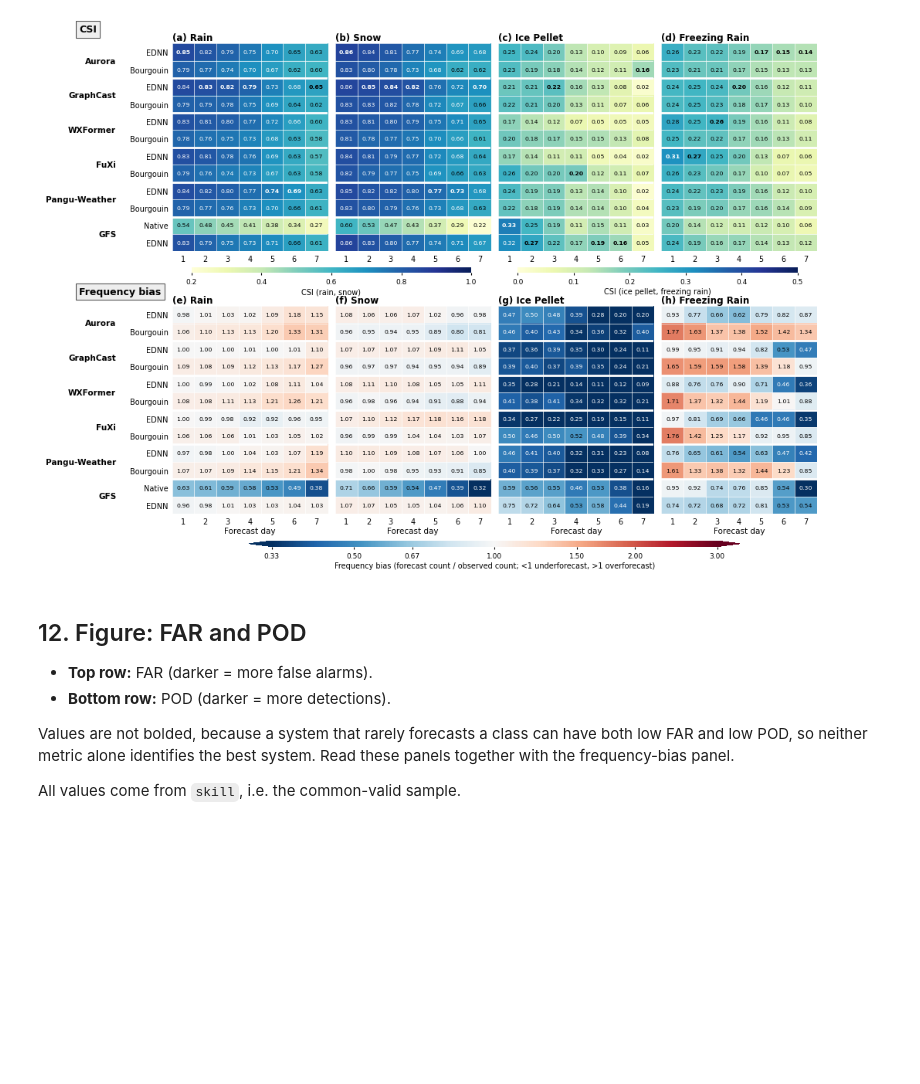
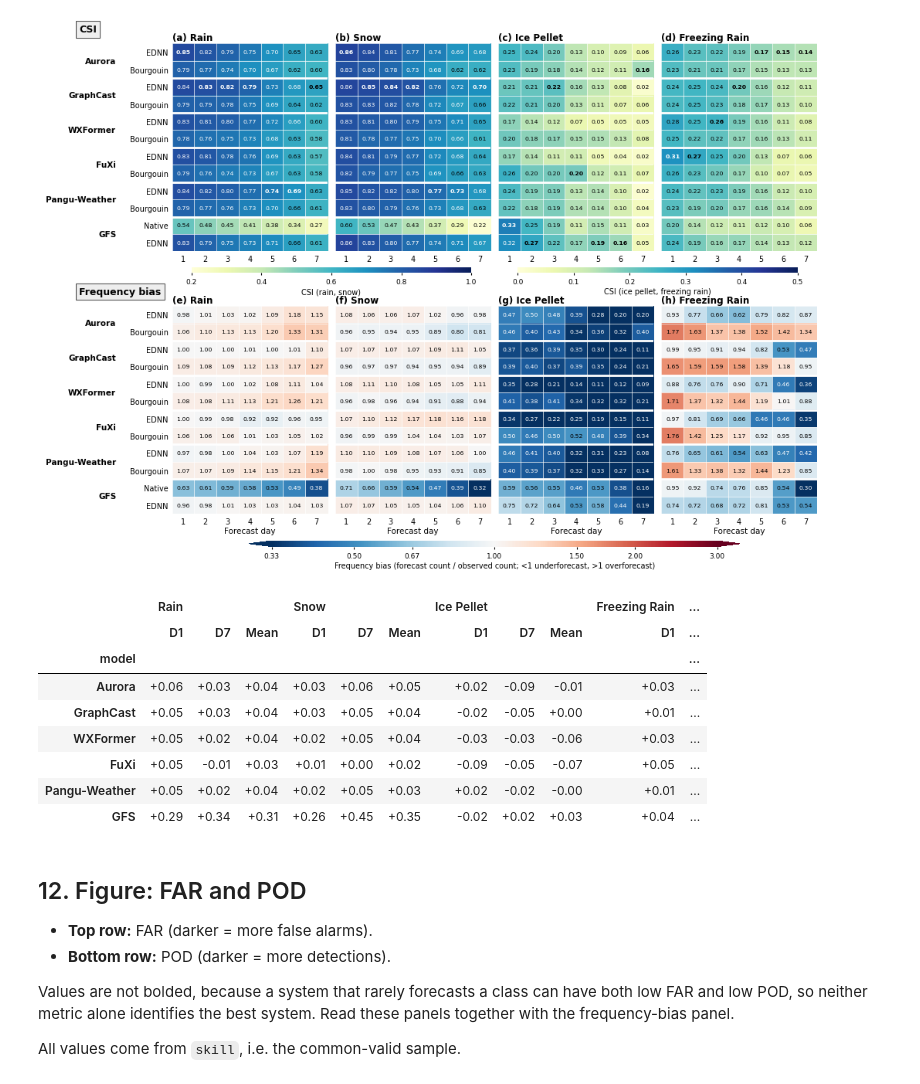
Before and after one commit to stanleyakor1/ai-nwp-precipitation-type, a Jupyter notebook: notebooks/01_multimodel_ptype_verification_skill.ipynb, the cells around one changed output. Cells and saved outputs as stored; diff of their text form; code cells hidden in the pictures; blank space fills up the shorter version.

```diff
--- a/notebooks/01_multimodel_ptype_verification_skill.ipynb
+++ b/notebooks/01_multimodel_ptype_verification_skill.ipynb
@@ -961,6 +963,88 @@ fig.savefig(FIG / "multimodel_csi_bias_heatmap.pdf", dpi=400, bbox_inches="tight
 plt.show()
 # %% [output]
 [figure]
+# %%
+
+
+# ---- settings ----
+CSV = OUT / "multimodel_skill_by_day.csv"
+AGG = "mean"            # "pooled" (from summed counts) or "mean" (avg of daily ΔCSI)
+SAVE = False              # write CSV/TeX outputs next to the input CSV
+
+GFS_NAME = "GFS"
+MODEL_ORDER = ["Aurora", "GraphCast", "WXFormer", "FuXi", "Pangu-Weather", GFS_NAME]
+CLASS_ORDER = ["Rain", "Snow", "Ice Pellet", "Freezing Rain"]
+CLASS_LABELS = {"Rain": "Rain", "Snow": "Snow",
+                "Ice Pellet": "Ice pellets", "Freezing Rain": "Freezing rain"}
+DAYS = list(range(1, 8))
+D_FIRST, D_LAST = DAYS[0], DAYS[-1]
+SYSTEM_SPLIT = re.compile(r"\s+[\u2014\u2013-]\s+")
+SCHEME_ALIASES = {"ednn": "EDNN", "bourgouin": "Bourgouin", "native": "Native"}
+
+# ---- load ----
+df = pd.read_csv(CSV)
+parts = df["System"].astype(str).str.split(SYSTEM_SPLIT, n=1, expand=True)
+df["model"] = parts[0].str.strip()
+df["scheme"] = parts[1].str.strip().str.lower().map(SCHEME_ALIASES)
+df["day"] = df["Forecast_Day"].astype(int)
+df["cls"] = df["Class"].astype(str).str.strip()
+df = df[df["day"].isin(DAYS)]
+assert not df.duplicated(["model", "scheme", "cls", "day"]).any(), "duplicate rows"
+
+# ---- pair EDNN with its baseline ----
+cols = ["N", "TP", "FN", "FP", "CSI"]
+rows = []
+for model, g in df.groupby("model"):
+    base = "Native" if model == GFS_NAME else "Bourgouin"
+    e = g[g["scheme"] == "EDNN"].set_index(["cls", "day"])[cols]
+    b = g[g["scheme"] == base].set_index(["cls", "day"])[cols]
+    m = e.join(b, lsuffix="_e", rsuffix="_b", how="inner").reset_index()
+    m["model"], m["baseline"] = model, base
+    rows.append(m)
+p = pd.concat(rows, ignore_index=True)
+p["delta_csi"] = p["CSI_e"] - p["CSI_b"]
+
+mism = p[p["N_e"] != p["N_b"]]
+if len(mism):
+    print("[warn] N differs between EDNN and baseline:")
+    display(mism[["model", "cls", "day", "N_e", "N_b"]])
+
+# ---- summarize: Day 1, Day 7, 7-day aggregate ----
+def csi(tp, fn, fp):
+    den = tp + fn + fp
+    return tp / den if den > 0 else float("nan")
+
+agg_label = "Pooled" if AGG == "pooled" else "Mean"
+recs = []
+for (model, cls), g in p.groupby(["model", "cls"]):
+    g = g.set_index("day")
+    if AGG == "pooled":
+        s = g[["TP_e", "FN_e", "FP_e", "TP_b", "FN_b", "FP_b"]].sum()
+        a = csi(s.TP_e, s.FN_e, s.FP_e) - csi(s.TP_b, s.FN_b, s.FP_b)
+    else:
+        a = g["delta_csi"].mean()
+    recs.append({"model": model, "cls": cls,
+                 f"D{D_FIRST}": g["delta_csi"].get(D_FIRST),
+                 f"D{D_LAST}": g["delta_csi"].get(D_LAST),
+                 agg_label: a})
+
+summ = pd.DataFrame(recs).set_index(["model", "cls"]).unstack("cls").swaplevel(axis=1)
+stats = [f"D{D_FIRST}", f"D{D_LAST}", agg_label]
+summ = summ.reindex(columns=pd.MultiIndex.from_product([CLASS_ORDER, stats]))
+summ = summ.reindex([m for m in MODEL_ORDER if m in summ.index])
+
+display(summ.style.format("{:+.2f}")
+            .background_gradient(cmap="RdBu", vmin=-0.15, vmax=0.15, axis=None))
+# %% [output]
+|  | Rain |  |  | Snow |  |  | Ice Pellet |  |  | Freezing Rain | ... |
+|  | D1 | D7 | Mean | D1 | D7 | Mean | D1 | D7 | Mean | D1 | ... |
+| model |  |  |  |  |  |  |  |  |  |  | ... |
+| Aurora | +0.06 | +0.03 | +0.04 | +0.03 | +0.06 | +0.05 | +0.02 | -0.09 | -0.01 | +0.03 | ... |
+| GraphCast | +0.05 | +0.03 | +0.04 | +0.03 | +0.05 | +0.04 | -0.02 | -0.05 | +0.00 | +0.01 | ... |
+| WXFormer | +0.05 | +0.02 | +0.04 | +0.02 | +0.05 | +0.04 | -0.03 | -0.03 | -0.06 | +0.03 | ... |
+| FuXi | +0.05 | -0.01 | +0.03 | +0.01 | +0.00 | +0.02 | -0.09 | -0.05 | -0.07 | +0.05 | ... |
+| Pangu-Weather | +0.05 | +0.02 | +0.04 | +0.02 | +0.05 | +0.03 | +0.02 | -0.02 | -0.00 | +0.01 | ... |
+| GFS | +0.29 | +0.34 | +0.31 | +0.26 | +0.45 | +0.35 | -0.02 | +0.02 | +0.03 | +0.04 | ... |
 # %% [markdown]
 ## 12. Figure: FAR and POD
 
```
Also changed, not shown: parts of 1 cell of this notebook, 2 other files.
